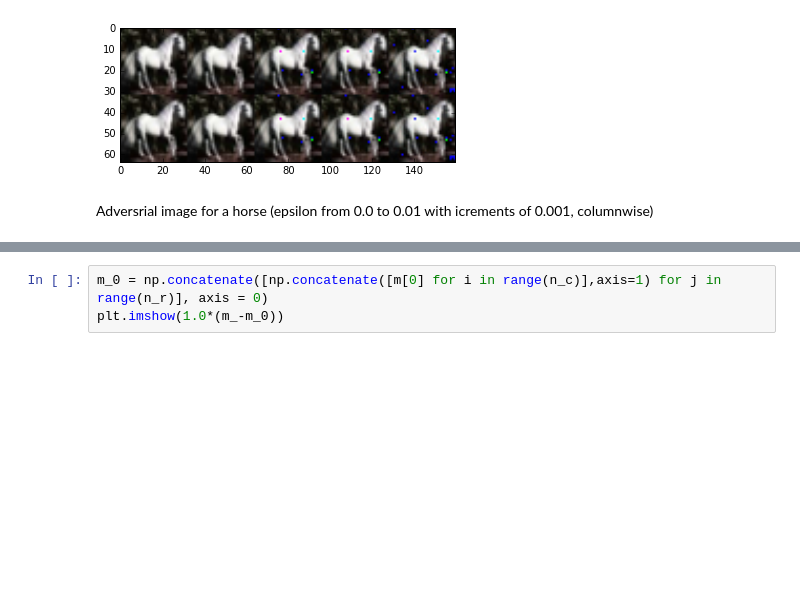
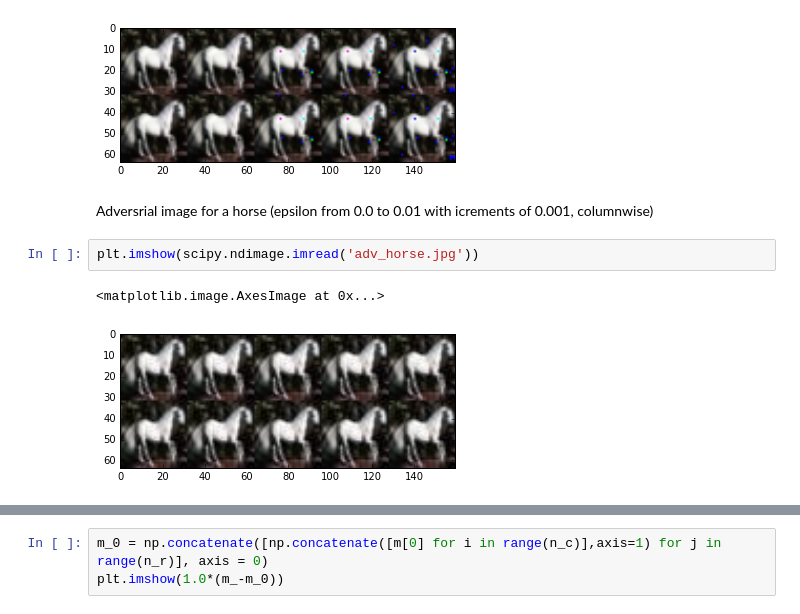
Before and after one commit to ambrishrawat/advflow, a Jupyter notebook: plots.ipynb, the cells around one changed output, grey strips where cells are left out. Cells and saved outputs as stored; diff of their text form; blank space fills up the shorter version.

```diff
--- a/plots.ipynb
+++ b/plots.ipynb
@@ -97,3 +102,8 @@ plt.imshow(m_)
 [figure]
 # %% [markdown]
 Adversrial image for a horse (epsilon from 0.0 to 0.01 with icrements of 0.001, columnwise)
+# %%
+plt.imshow(scipy.ndimage.imread('adv_horse.jpg'))
+# %% [output]
+<matplotlib.image.AxesImage at 0x...>
+[figure, added]
```
Also changed, not shown: parts of 10 cells of this notebook, 3 other files.
